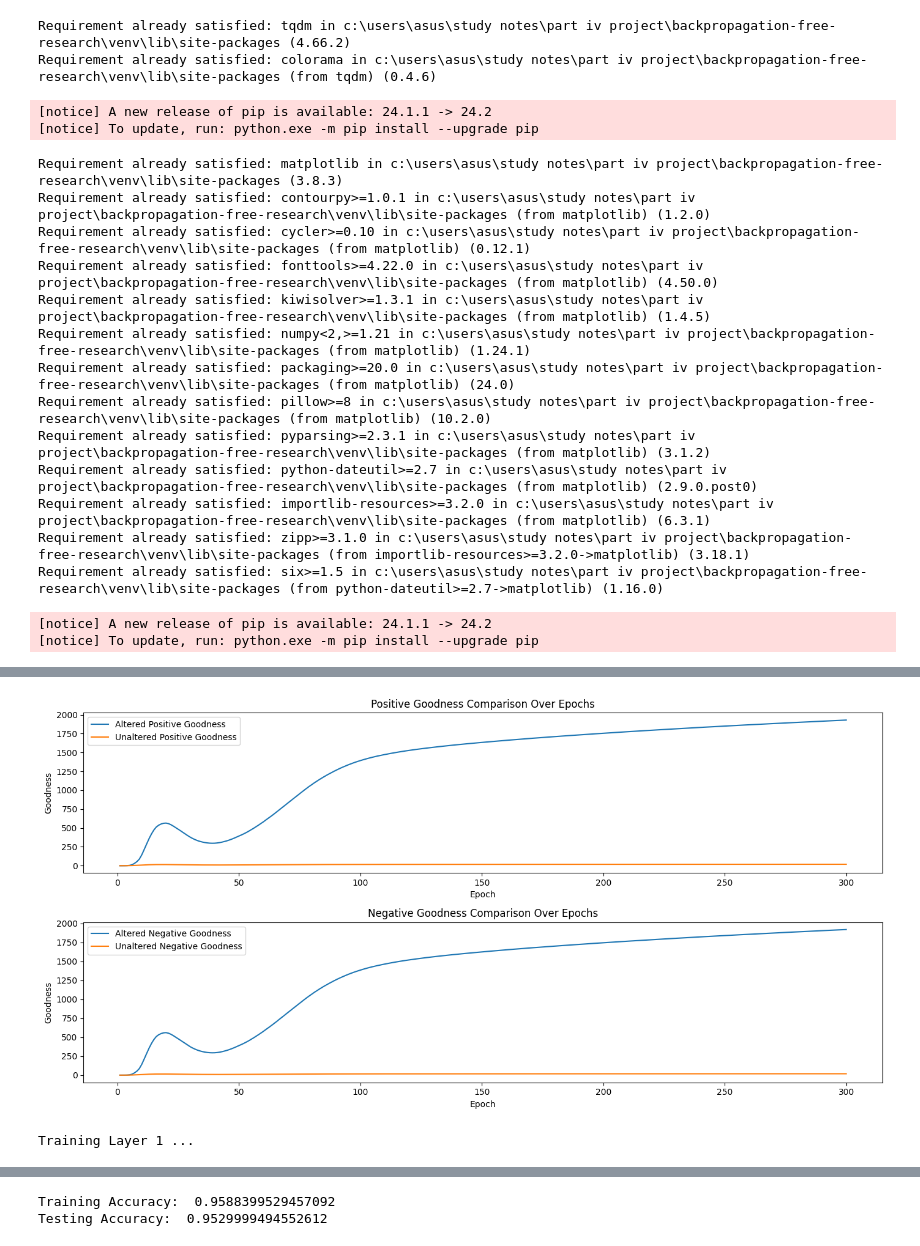
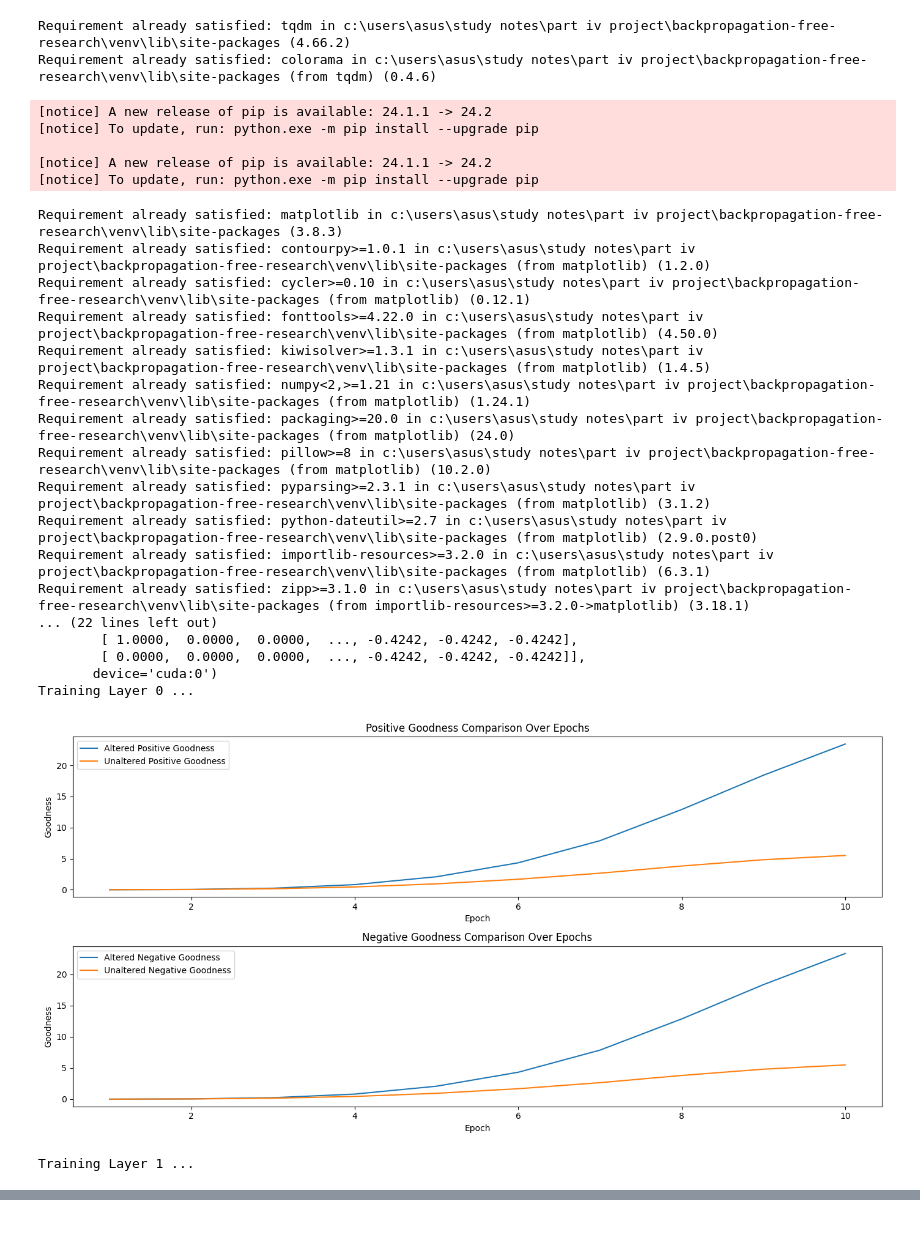
Before and after one commit to HaoxuanGong/Backpropagation-Free-Research, a Jupyter notebook: codes/heb_sup/algorithm.ipynb, the cells around one changed output, grey strips where cells are left out. Cells and saved outputs as stored; diff of their text form; code cells hidden in the pictures.

```diff
--- a/codes/heb_sup/algorithm.ipynb
+++ b/codes/heb_sup/algorithm.ipynb
@@ -16,7 +16,7 @@ from tqdm import tqdm
 import matplotlib.pyplot as plt
 from torch.optim import Adam
 
-number_of_epochs = 300
+number_of_epochs = 10
 
 def regularize_matrix(A, lambda_val=1e-5):
     n = A.size(0)  # Assuming A is square
@@ -34,8 +34,9 @@ def find_particular_solution(A, b):
     return x_p
 
 class Layer(nn.Linear):
-    layer_weights = nn.Parameter(torch.ones(2, 1000).cuda())
-    layer_weights_four = nn.Parameter(torch.ones(2, 1000).cuda())
+    is_poly = 0
+    layer_weights = nn.Parameter(torch.ones(2, 500).cuda())
+    layer_weights_four = nn.Parameter(torch.ones(2, 500).cuda())
     # layer_final_weights = nn.Parameter(torch.ones(2).cuda())
     # layer_one_sum = nn.Parameter(torch.ones(1, 120000).cuda())
     # layer_two_sum = nn.Parameter(torch.ones(1, 120000).cuda())
@@ -50,7 +51,7 @@ class Layer(nn.Linear):
         self.threshold = 2.0
         self.num_of_epochs = number_of_epochs
         self.is_hinge_loss = is_hinge_loss
-        self.weight_optimizer = Adam([Layer.layer_weights], lr=0)  # Optimizer for layer_weights
+        self.weight_optimizer = Adam([Layer.layer_weights], lr=0.5)  # Optimizer for layer_weights
 
     def forward(self, input: Tensor) -> Tensor:
         normalized_input = input / (input.norm(2, 1, keepdim=True) + 1e-4)
@@ -114,8 +115,8 @@ class Layer(nn.Linear):
 
 
 
-            positive_goodness = (positive_output.pow(2) * layer_weight_row + positive_output.pow(4) * layer_weight_four_row).mean(1)  # Shape: [batch_size]
-            negative_goodness = (negative_output.pow(2) * layer_weight_row + negative_output.pow(4) * layer_weight_four_row).mean(1)
+            positive_goodness = (positive_output.pow(2) * layer_weight_row + positive_output.pow(4) * layer_weight_four_row * Layer.is_poly).mean(1)  # Shape: [batch_size]
+            negative_goodness = (negative_output.pow(2) * layer_weight_row + negative_output.pow(4) * layer_weight_four_row * Layer.is_poly).mean(1)
 
             positive_unaltered_goodness = positive_output.pow(2).mean(1)
             negative_unaltered_goodness = negative_output.pow(2).mean(1)
@@ -186,7 +187,7 @@ class Network(nn.Module):
                 marked_data = layer(marked_data)
                 layer_weights = Layer.layer_weights[layer_num, :]
                 layer_four_weights = Layer.layer_weights_four[layer_num, :]
-                goodness_value = ((marked_data.pow(2) * layer_weights + marked_data.pow(4) * layer_four_weights) * 1).mean(1)
+                goodness_value = ((marked_data.pow(2) * layer_weights + marked_data.pow(4) * layer_four_weights * Layer.is_poly) * 1).mean(1)
                 # goodness_value = marked_data.pow(2).mean(1)
                 goodness.append(goodness_value)
             goodness_per_label.append(torch.sum(torch.stack(goodness), dim=0).unsqueeze(1))
@@ -344,34 +345,41 @@ def prepare_data():
 
     return positive_data, negative_data, training_data, training_data_label, testing_data, testing_data_label
 
 
 if __name__ == "__main__":
     torch.cuda.empty_cache()
     torch.manual_seed(1234)
     positive_data, negative_data, training_data, training_data_label, testing_data, testing_data_label = prepare_data()
-    network = Network([784, 1000, 1000]).cuda() #3072
+    network = Network([784, 500, 500]).cuda() #3072
     network.train_network(positive_data, negative_data)
 
     print("Training Accuracy: ", network.predict(training_data).eq(training_data_label).float().mean().item())
 
     print("Testing Accuracy: ", network.predict(testing_data).eq(testing_data_label).float().mean().item())
 # %% [output]
 Requirement already satisfied: tqdm in c:\users\asus\study notes\part iv project\backpropagation-free-research\venv\lib\site-packages (4.66.2)
 Requirement already satisfied: colorama in c:\users\asus\study notes\part iv project\backpropagation-free-research\venv\lib\site-packages (from tqdm) (0.4.6)
 [notice] A new release of pip is available: 24.1.1 -> 24.2
 [notice] To update, run: python.exe -m pip install --upgrade pip
+
+[notice] A new release of pip is available: 24.1.1 -> 24.2
+[notice] To update, run: python.exe -m pip install --upgrade pip
 Requirement already satisfied: matplotlib in c:\users\asus\study notes\part iv project\backpropagation-free-research\venv\lib\site-packages (3.8.3)
 Requirement already satisfied: contourpy>=1.0.1 in c:\users\asus\study notes\part iv project\backpropagation-free-research\venv\lib\site-packages (from matplotlib) (1.2.0)
 Requirement already satisfied: cycler>=0.10 in c:\users\asus\study notes\part iv project\backpropagation-free-research\venv\lib\site-packages (from matplotlib) (0.12.1)
 Requirement already satisfied: fonttools>=4.22.0 in c:\users\asus\study notes\part iv project\backpropagation-free-research\venv\lib\site-packages (from matplotlib) (4.50.0)
 Requirement already satisfied: kiwisolver>=1.3.1 in c:\users\asus\study notes\part iv project\backpropagation-free-research\venv\lib\site-packages (from matplotlib) (1.4.5)
 Requirement already satisfied: numpy<2,>=1.21 in c:\users\asus\study notes\part iv project\backpropagation-free-research\venv\lib\site-packages (from matplotlib) (1.24.1)
 Requirement already satisfied: packaging>=20.0 in c:\users\asus\study notes\part iv project\backpropagation-free-research\venv\lib\site-packages (from matplotlib) (24.0)
 Requirement already satisfied: pillow>=8 in c:\users\asus\study notes\part iv project\backpropagation-free-research\venv\lib\site-packages (from matplotlib) (10.2.0)
 Requirement already satisfied: pyparsing>=2.3.1 in c:\users\asus\study notes\part iv project\backpropagation-free-research\venv\lib\site-packages (from matplotlib) (3.1.2)
 Requirement already satisfied: python-dateutil>=2.7 in c:\users\asus\study notes\part iv project\backpropagation-free-research\venv\lib\site-packages (from matplotlib) (2.9.0.post0)
 Requirement already satisfied: importlib-resources>=3.2.0 in c:\users\asus\study notes\part iv project\backpropagation-free-research\venv\lib\site-packages (from matplotlib) (6.3.1)
 Requirement already satisfied: zipp>=3.1.0 in c:\users\asus\study notes\part iv project\backpropagation-free-research\venv\lib\site-packages (from importlib-resources>=3.2.0->matplotlib) (3.18.1)
-Requirement already satisfied: six>=1.5 in c:\users\asus\study notes\part iv project\backpropagation-free-research\venv\lib\site-packages (from python-dateutil>=2.7->matplotlib) (1.16.0)
+... (22 lines left out)
+        [ 1.0000,  0.0000,  0.0000,  ..., -0.4242, -0.4242, -0.4242],
+        [ 0.0000,  0.0000,  0.0000,  ..., -0.4242, -0.4242, -0.4242]],
+       device='cuda:0')
+Training Layer 0 ...
+[figure, new version]
-[notice] A new release of pip is available: 24.1.1 -> 24.2
-[notice] To update, run: python.exe -m pip install --upgrade pip
+Training Layer 1 ...
@@ -395,2 +388,0 @@ Training Layer 0 ...
-[figure, old version]
-Training Layer 1 ...
@@ -398,2 +388,0 @@ Training Layer 1 ...
-Training Accuracy:  0.9588399529457092
-Testing Accuracy:  0.9529999494552612
```
Also changed, not shown: parts of 1 cell of this notebook, 2 other files.
